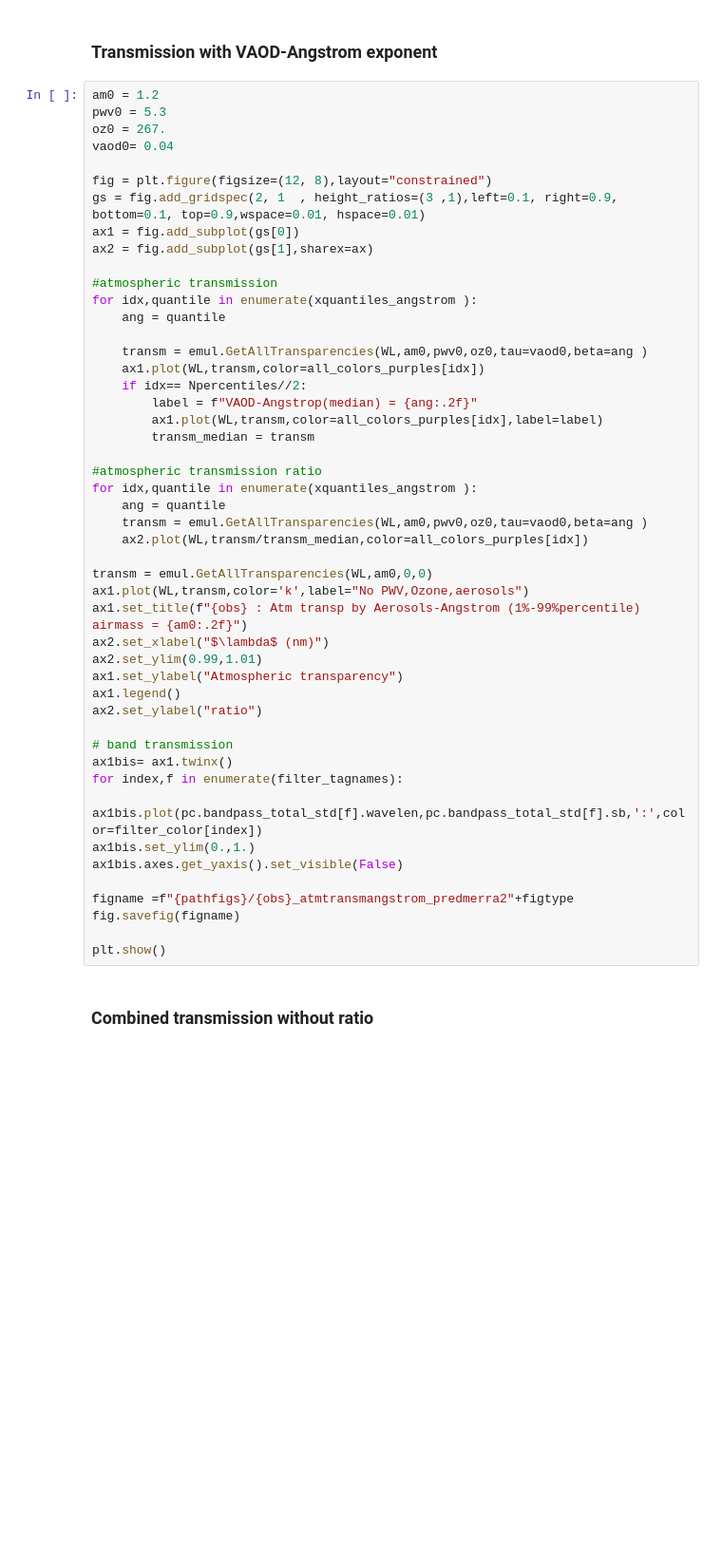
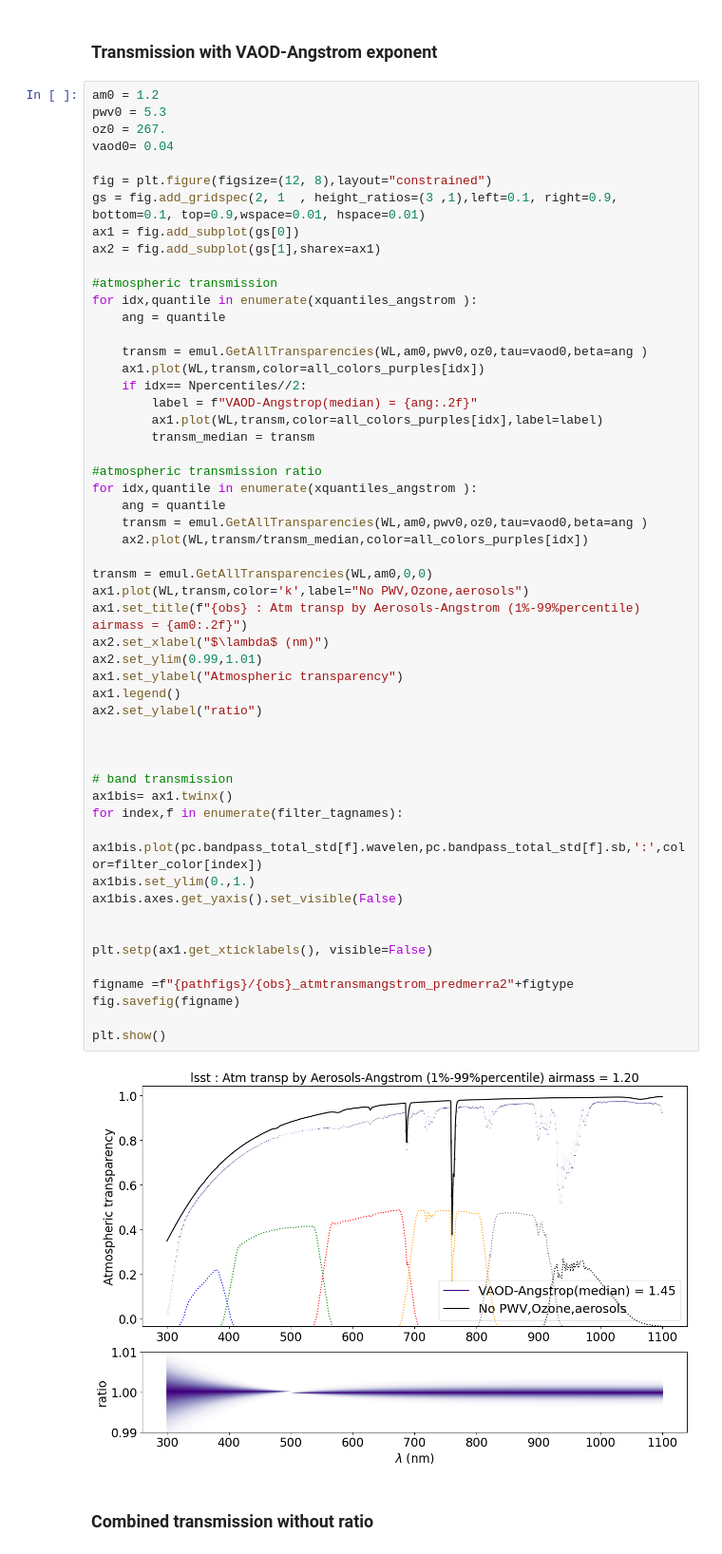
Before and after one commit to sylvielsstfr/GMAOMerra2Ana, a Jupyter notebook: docs/notebooks/nb_anastatprops/StatAndSimulateAtmosphereFromMerra2_timeseq.ipynb, the cells around one changed output. Shown at 95% size. Saved outputs shown, nothing was run; the diff lists cells and outputs as text; blank space fills up the shorter version.

```diff
--- a/docs/notebooks/nb_anastatprops/StatAndSimulateAtmosphereFromMerra2_timeseq.ipynb
+++ b/docs/notebooks/nb_anastatprops/StatAndSimulateAtmosphereFromMerra2_timeseq.ipynb
@@ -1209,7 +1348,7 @@ vaod0= 0.04
 fig = plt.figure(figsize=(12, 8),layout="constrained")
 gs = fig.add_gridspec(2, 1  , height_ratios=(3 ,1),left=0.1, right=0.9, bottom=0.1, top=0.9,wspace=0.01, hspace=0.01)
 ax1 = fig.add_subplot(gs[0])
-ax2 = fig.add_subplot(gs[1],sharex=ax)
+ax2 = fig.add_subplot(gs[1],sharex=ax1)
 
 #atmospheric transmission
 for idx,quantile in enumerate(xquantiles_angstrom ):
@@ -1221,33 +1360,40 @@ for idx,quantile in enumerate(xquantiles_angstrom ):
         label = f"VAOD-Angstrop(median) = {ang:.2f}"
         ax1.plot(WL,transm,color=all_colors_purples[idx],label=label)
         transm_median = transm
 
 #atmospheric transmission ratio
 for idx,quantile in enumerate(xquantiles_angstrom ):
     ang = quantile
     transm = emul.GetAllTransparencies(WL,am0,pwv0,oz0,tau=vaod0,beta=ang )
     ax2.plot(WL,transm/transm_median,color=all_colors_purples[idx])
 
 transm = emul.GetAllTransparencies(WL,am0,0,0)
 ax1.plot(WL,transm,color='k',label="No PWV,Ozone,aerosols")
 ax1.set_title(f"{obs} : Atm transp by Aerosols-Angstrom (1%-99%percentile) airmass = {am0:.2f}")
 ax2.set_xlabel("$\lambda$ (nm)")
 ax2.set_ylim(0.99,1.01)
 ax1.set_ylabel("Atmospheric transparency")
 ax1.legend()
 ax2.set_ylabel("ratio")
 
+
+
 # band transmission
 ax1bis= ax1.twinx()
 for index,f in enumerate(filter_tagnames):
     ax1bis.plot(pc.bandpass_total_std[f].wavelen,pc.bandpass_total_std[f].sb,':',color=filter_color[index])
 ax1bis.set_ylim(0.,1.)
 ax1bis.axes.get_yaxis().set_visible(False)
 
+
+plt.setp(ax1.get_xticklabels(), visible=False)
+
 figname =f"{pathfigs}/{obs}_atmtransmangstrom_predmerra2"+figtype
 fig.savefig(figname)
 
 plt.show()
+# %% [output]
+[figure, added]
 # %% [markdown]
 ### Combined transmission without ratio
 # %%
```
Also changed, not shown: parts of 45 cells of this notebook.
